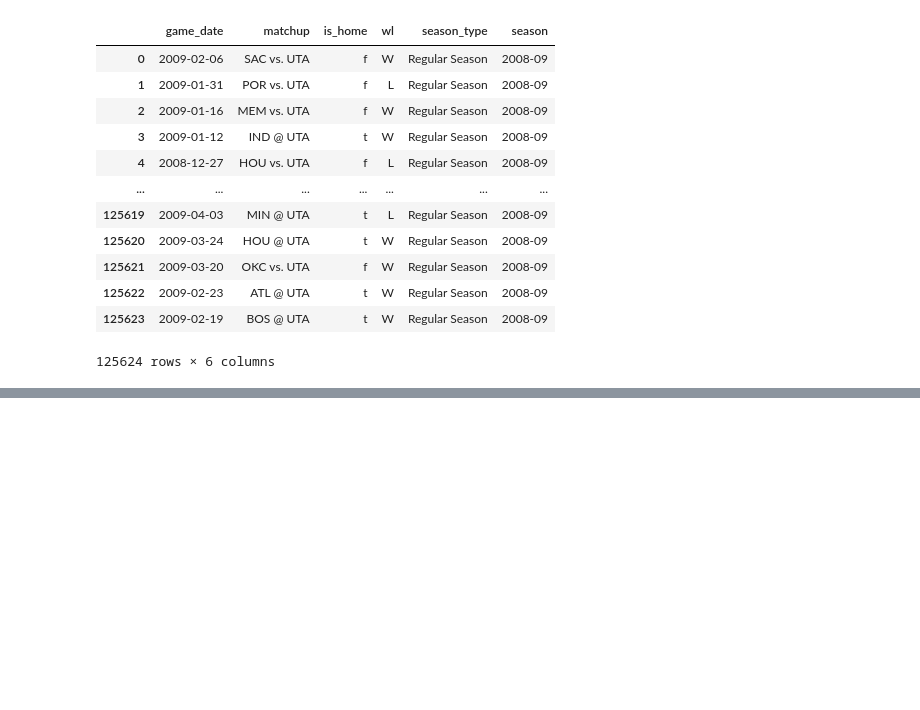
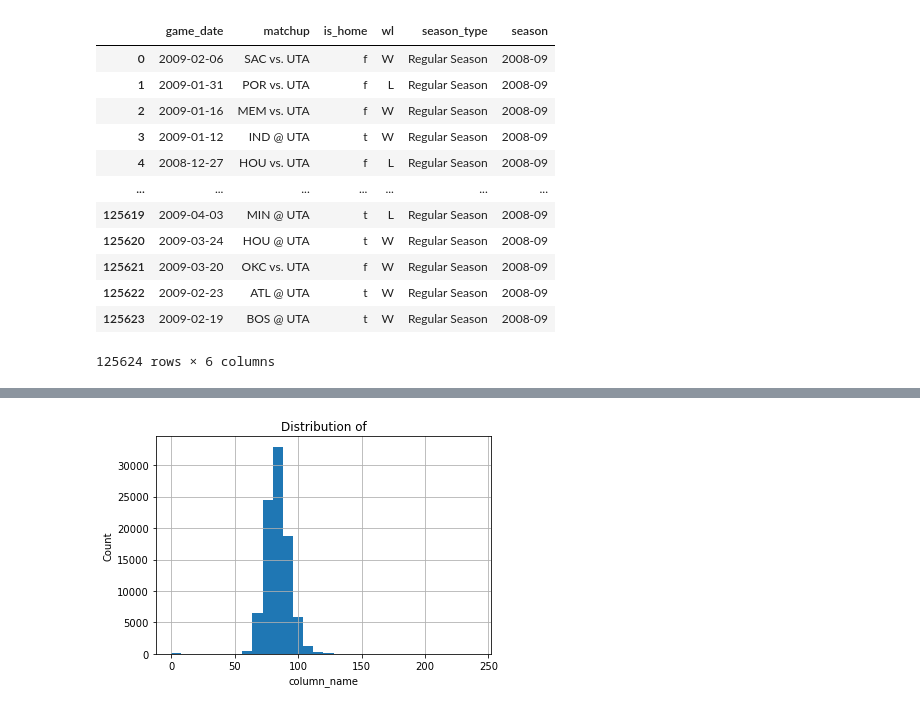
Before and after one commit to pauljacob/DSCapstone2, a Jupyter notebook: 02_Data_Wrangling/02_data_wrangling.ipynb, the cells around one changed output, grey strips where cells are left out. Cells and saved outputs as stored; diff of their text form; code cells hidden in the pictures; blank space fills up the shorter version.

```diff
--- a/02_Data_Wrangling/02_data_wrangling.ipynb
+++ b/02_Data_Wrangling/02_data_wrangling.ipynb
@@ -12,3 +10,10 @@ df = pd.read_csv('C:\\Users\\Paul\\sb\\DSCasptone2\\raw_data\\nba_games_all.csv'
+# %%
+filenames = ['nba_games_all.csv', 'injuries_2010-2020.csv', 'nba_teams_all.csv']
+# %%
+dataframes = [pd.read_csv('C:\\Users\\Paul\\sb\\DSCapstone2\\raw_data\\' + f) for f in filenames]
+df = dataframes[0]
+df2 = dataframes[1]
+df3 = dataframes[2]
 # %%
 df.info()
 # %% [output]
@@ -66,8 +95,10 @@ plt.subplots_adjust(hspace=.5);
 #df.loc[5, ' '] = 1111
 # %%
 
-df.column_name.hist(bins=30)
+df.fga.hist(bins=30)
 plt.xlabel('column_name')
 plt.ylabel('Count')
 plt.title('Distribution of');
+# %% [output]
+[figure, added]
 # %%
```
Also changed, not shown: parts of 12 cells of this notebook.
